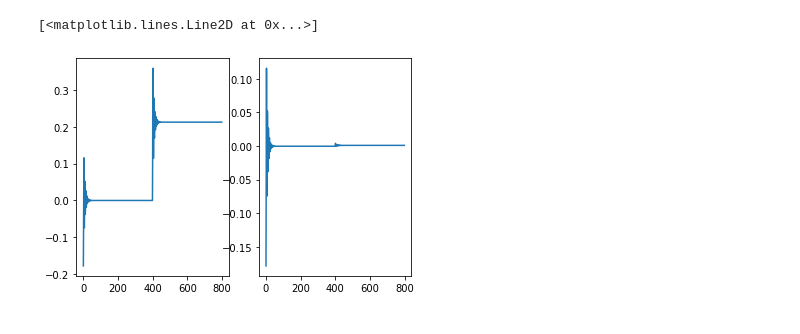
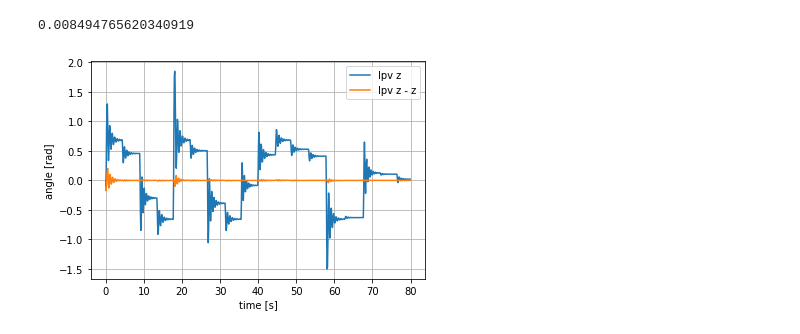
Before and after one commit to Mixxxxx358/NonlinearController, a Jupyter notebook: embedding_test.ipynb, the cells around one changed output. Drawn from its saved outputs; the diff is of its cells as text; code cells hidden in the pictures.

```diff
--- a/embedding_test.ipynb
+++ b/embedding_test.ipynb
@@ -36,6 +99,6 @@ u = norm_input(w, norm)
 # %%
-# LPV embedding
-lpv_A, lpv_B, lpv_C, corr_f, corr_h = lpv_embedding(model)
+# LPV embedding and simulation
+lpv_A, lpv_B, lpv_C, corr_f, corr_h = lpv_embedding(model, n_stages=5)
 f0 = np.array(corr_f.elements())[np.newaxis].T
 h0 = np.array(corr_h.elements()) #make sure this has the correct dimensions for ny>1
 
@@ -43,9 +106,7 @@ A = np.zeros((nx,nx))
 B = np.zeros((nx,nu))
 C = np.zeros((ny,nx))
 
-x1 = np.zeros((nx,1))
 x0 = np.zeros((nx,1))
-u1 = np.zeros((nu,1))
 u0 = np.zeros((nu,1))
 
 log_y = np.zeros((ny,sim_steps))
@@ -57,6 +118,6 @@ for i in range(sim_steps):
     B[:,:] = lpv_B(x0,u0)
     C[:,:] = lpv_C(x0,u0)
 
+    log_y[:,i] = C @ x0[:,0] + h0
+
     x0 = A @ x0 + B @ u0 + f0
-
-    log_y[:,i] = C @ x0[:,0] + h0
@@ -73,2 +124,17 @@ plt.plot(lpv_log_z[0,:-1] - log_z[0,1:])
+# %%
+# plot simulation of lpv model
+lpv_log_z = denorm_output(log_y, norm)
+
+plt.plot(np.arange(sim_steps)*dt, lpv_log_z[0,:], label='lpv z')
+plt.plot(np.arange(sim_steps)*dt, lpv_log_z[0,:] - log_z[0,:], label='lpv z - z')
+plt.ylabel("angle [rad]")
+plt.xlabel("time [s]")
+plt.grid()
+plt.legend(loc='upper right');
+
+np.sqrt(np.mean(np.square(lpv_log_z[0,:] - cas_log_z[0,:]))) / np.std(log_z[0,:])
+# %% [output]
+0.008494765620340919
+[figure, added]
 # %%
 # Velocity LPV embedding
@@ -109,11 +179,0 @@ for i in range(sim_steps):
-# %%
-vel_log_z = denorm_output(log_y, norm)
-
-
-plt.subplot(1,2,1)
-plt.plot(vel_log_z[0,:])
-plt.subplot(1,2,2)
-plt.plot(vel_log_z[0,:-1] - log_z[0,1:])
-# %% [output]
-[<matplotlib.lines.Line2D at 0x...>]
-[figure, removed]
```
Also changed, not shown: parts of 15 cells of this notebook.
